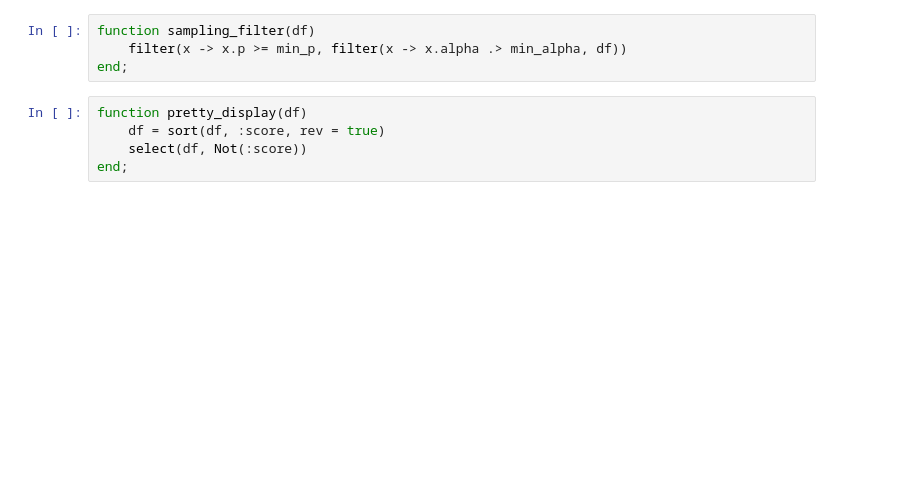
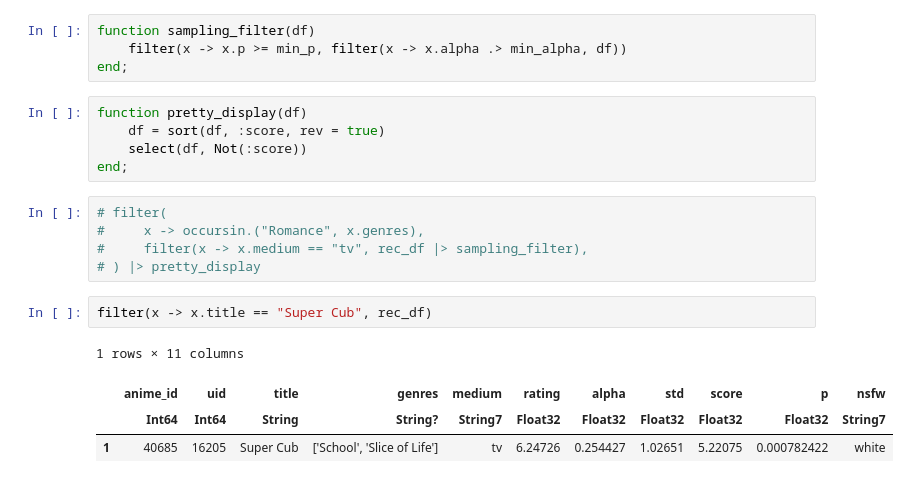
Before and after one commit to Fro116/RecommenderSystem, a Jupyter notebook: notebooks/DisplayRecs/Recommendations.ipynb, the cells around one changed output. Drawn from its saved outputs; the diff is of its cells as text; blank space fills up the shorter version.

```diff
--- a/notebooks/DisplayRecs/Recommendations.ipynb
+++ b/notebooks/DisplayRecs/Recommendations.ipynb
@@ -97,6 +116,18 @@ function pretty_display(df)
     df = sort(df, :score, rev = true)
     select(df, Not(:score))
 end;
+# %%
+# filter(
+#     x -> occursin.("Romance", x.genres),
+#     filter(x -> x.medium == "tv", rec_df |> sampling_filter),
+# ) |> pretty_display
+# %%
+filter(x -> x.title == "Super Cub", rec_df)
+# %% [output]
+1 rows × 11 columns
+|  | anime_id | uid | title | genres | medium | rating | alpha | std | score | p | nsfw |
+|  | Int64 | Int64 | String | String? | String7 | Float32 | Float32 | Float32 | Float32 | Float32 | String7 |
+| 1 | 40685 | 16205 | Super Cub | ['School', 'Slice of Life'] | tv | 6.24726 | 0.254427 | 1.02651 | 5.22075 | 0.000782422 | white |
 # %%
 filter(x -> x.medium == "tv", rec_df |> sampling_filter) |> pretty_display
 # %% [output]
```
Also changed, not shown: parts of 16 cells of this notebook, 26 other files.
